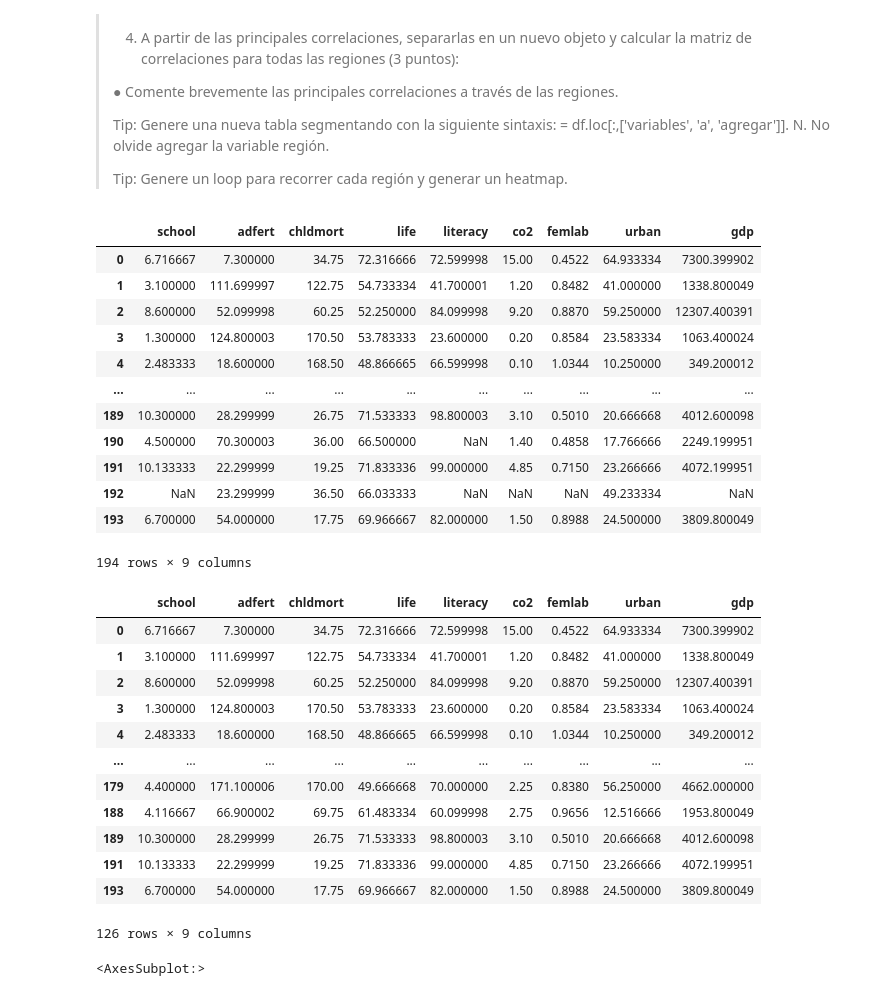
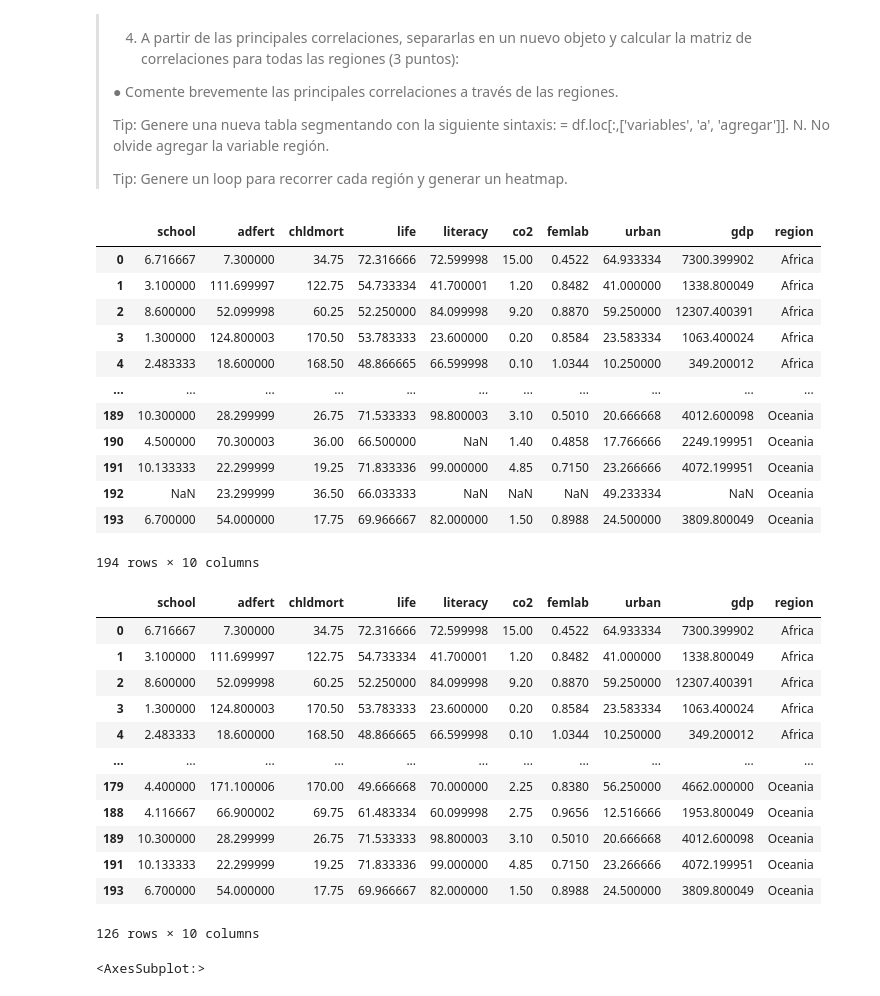
Before and after one commit to Denniels/Fundamentos-data-sciens, a Jupyter notebook: Nations.ipynb, the cells around one changed output. Cells and saved outputs as stored; diff of their text form; code cells hidden in the pictures.

```diff
--- a/Nations.ipynb
+++ b/Nations.ipynb
@@ -133,39 +114,39 @@ gfx.grouped_scatterplot(df, 'school', 'adfert', 'region')
 >
 >Tip: Genere un loop para recorrer cada región y generar un heatmap.
 # %%
-region = df.loc[:,[ 'school', 'adfert','chldmort','life','literacy','co2','femlab','urban','gdp']]
+region = df.loc[:,[ 'school', 'adfert','chldmort','life','literacy','co2','femlab','urban','gdp','region']]
 region
 # %% [output]
-|  | school | adfert | chldmort | life | literacy | co2 | femlab | urban | gdp |
-| 0 | 6.716667 | 7.300000 | 34.75 | 72.316666 | 72.599998 | 15.00 | 0.4522 | 64.933334 | 7300.399902 |
-| 1 | 3.100000 | 111.699997 | 122.75 | 54.733334 | 41.700001 | 1.20 | 0.8482 | 41.000000 | 1338.800049 |
-| 2 | 8.600000 | 52.099998 | 60.25 | 52.250000 | 84.099998 | 9.20 | 0.8870 | 59.250000 | 12307.400391 |
-| 3 | 1.300000 | 124.800003 | 170.50 | 53.783333 | 23.600000 | 0.20 | 0.8584 | 23.583334 | 1063.400024 |
-| 4 | 2.483333 | 18.600000 | 168.50 | 48.866665 | 66.599998 | 0.10 | 1.0344 | 10.250000 | 349.200012 |
-| ... | ... | ... | ... | ... | ... | ... | ... | ... | ... |
-| 189 | 10.300000 | 28.299999 | 26.75 | 71.533333 | 98.800003 | 3.10 | 0.5010 | 20.666668 | 4012.600098 |
-| 190 | 4.500000 | 70.300003 | 36.00 | 66.500000 | NaN | 1.40 | 0.4858 | 17.766666 | 2249.199951 |
-| 191 | 10.133333 | 22.299999 | 19.25 | 71.833336 | 99.000000 | 4.85 | 0.7150 | 23.266666 | 4072.199951 |
-| 192 | NaN | 23.299999 | 36.50 | 66.033333 | NaN | NaN | NaN | 49.233334 | NaN |
-| 193 | 6.700000 | 54.000000 | 17.75 | 69.966667 | 82.000000 | 1.50 | 0.8988 | 24.500000 | 3809.800049 |
+|  | school | adfert | chldmort | life | literacy | co2 | femlab | urban | gdp | region |
+| 0 | 6.716667 | 7.300000 | 34.75 | 72.316666 | 72.599998 | 15.00 | 0.4522 | 64.933334 | 7300.399902 | Africa |
+| 1 | 3.100000 | 111.699997 | 122.75 | 54.733334 | 41.700001 | 1.20 | 0.8482 | 41.000000 | 1338.800049 | Africa |
+| 2 | 8.600000 | 52.099998 | 60.25 | 52.250000 | 84.099998 | 9.20 | 0.8870 | 59.250000 | 12307.400391 | Africa |
+| 3 | 1.300000 | 124.800003 | 170.50 | 53.783333 | 23.600000 | 0.20 | 0.8584 | 23.583334 | 1063.400024 | Africa |
+| 4 | 2.483333 | 18.600000 | 168.50 | 48.866665 | 66.599998 | 0.10 | 1.0344 | 10.250000 | 349.200012 | Africa |
+| ... | ... | ... | ... | ... | ... | ... | ... | ... | ... | ... |
+| 189 | 10.300000 | 28.299999 | 26.75 | 71.533333 | 98.800003 | 3.10 | 0.5010 | 20.666668 | 4012.600098 | Oceania |
+| 190 | 4.500000 | 70.300003 | 36.00 | 66.500000 | NaN | 1.40 | 0.4858 | 17.766666 | 2249.199951 | Oceania |
+| 191 | 10.133333 | 22.299999 | 19.25 | 71.833336 | 99.000000 | 4.85 | 0.7150 | 23.266666 | 4072.199951 | Oceania |
+| 192 | NaN | 23.299999 | 36.50 | 66.033333 | NaN | NaN | NaN | 49.233334 | NaN | Oceania |
+| 193 | 6.700000 | 54.000000 | 17.75 | 69.966667 | 82.000000 | 1.50 | 0.8988 | 24.500000 | 3809.800049 | Oceania |
-194 rows × 9 columns
+194 rows × 10 columns
 # %%
 filter = region.filter(items=region).dropna()
 filter
 # %% [output]
-|  | school | adfert | chldmort | life | literacy | co2 | femlab | urban | gdp |
-| 0 | 6.716667 | 7.300000 | 34.75 | 72.316666 | 72.599998 | 15.00 | 0.4522 | 64.933334 | 7300.399902 |
-| 1 | 3.100000 | 111.699997 | 122.75 | 54.733334 | 41.700001 | 1.20 | 0.8482 | 41.000000 | 1338.800049 |
-| 2 | 8.600000 | 52.099998 | 60.25 | 52.250000 | 84.099998 | 9.20 | 0.8870 | 59.250000 | 12307.400391 |
-| 3 | 1.300000 | 124.800003 | 170.50 | 53.783333 | 23.600000 | 0.20 | 0.8584 | 23.583334 | 1063.400024 |
-| 4 | 2.483333 | 18.600000 | 168.50 | 48.866665 | 66.599998 | 0.10 | 1.0344 | 10.250000 | 349.200012 |
-| ... | ... | ... | ... | ... | ... | ... | ... | ... | ... |
-| 179 | 4.400000 | 171.100006 | 170.00 | 49.666668 | 70.000000 | 2.25 | 0.8380 | 56.250000 | 4662.000000 |
-| 188 | 4.116667 | 66.900002 | 69.75 | 61.483334 | 60.099998 | 2.75 | 0.9656 | 12.516666 | 1953.800049 |
-| 189 | 10.300000 | 28.299999 | 26.75 | 71.533333 | 98.800003 | 3.10 | 0.5010 | 20.666668 | 4012.600098 |
-| 191 | 10.133333 | 22.299999 | 19.25 | 71.833336 | 99.000000 | 4.85 | 0.7150 | 23.266666 | 4072.199951 |
-| 193 | 6.700000 | 54.000000 | 17.75 | 69.966667 | 82.000000 | 1.50 | 0.8988 | 24.500000 | 3809.800049 |
+|  | school | adfert | chldmort | life | literacy | co2 | femlab | urban | gdp | region |
+| 0 | 6.716667 | 7.300000 | 34.75 | 72.316666 | 72.599998 | 15.00 | 0.4522 | 64.933334 | 7300.399902 | Africa |
+| 1 | 3.100000 | 111.699997 | 122.75 | 54.733334 | 41.700001 | 1.20 | 0.8482 | 41.000000 | 1338.800049 | Africa |
+| 2 | 8.600000 | 52.099998 | 60.25 | 52.250000 | 84.099998 | 9.20 | 0.8870 | 59.250000 | 12307.400391 | Africa |
+| 3 | 1.300000 | 124.800003 | 170.50 | 53.783333 | 23.600000 | 0.20 | 0.8584 | 23.583334 | 1063.400024 | Africa |
+| 4 | 2.483333 | 18.600000 | 168.50 | 48.866665 | 66.599998 | 0.10 | 1.0344 | 10.250000 | 349.200012 | Africa |
+| ... | ... | ... | ... | ... | ... | ... | ... | ... | ... | ... |
+| 179 | 4.400000 | 171.100006 | 170.00 | 49.666668 | 70.000000 | 2.25 | 0.8380 | 56.250000 | 4662.000000 | Oceania |
+| 188 | 4.116667 | 66.900002 | 69.75 | 61.483334 | 60.099998 | 2.75 | 0.9656 | 12.516666 | 1953.800049 | Oceania |
+| 189 | 10.300000 | 28.299999 | 26.75 | 71.533333 | 98.800003 | 3.10 | 0.5010 | 20.666668 | 4012.600098 | Oceania |
+| 191 | 10.133333 | 22.299999 | 19.25 | 71.833336 | 99.000000 | 4.85 | 0.7150 | 23.266666 | 4072.199951 | Oceania |
+| 193 | 6.700000 | 54.000000 | 17.75 | 69.966667 | 82.000000 | 1.50 | 0.8988 | 24.500000 | 3809.800049 | Oceania |
-126 rows × 9 columns
+126 rows × 10 columns
 # %%
 sns.heatmap(filter.corr(), cmap = 'Blues', annot = True)
 # %% [output]
```
Also changed, not shown: parts of 8 cells of this notebook, 1 other file.
